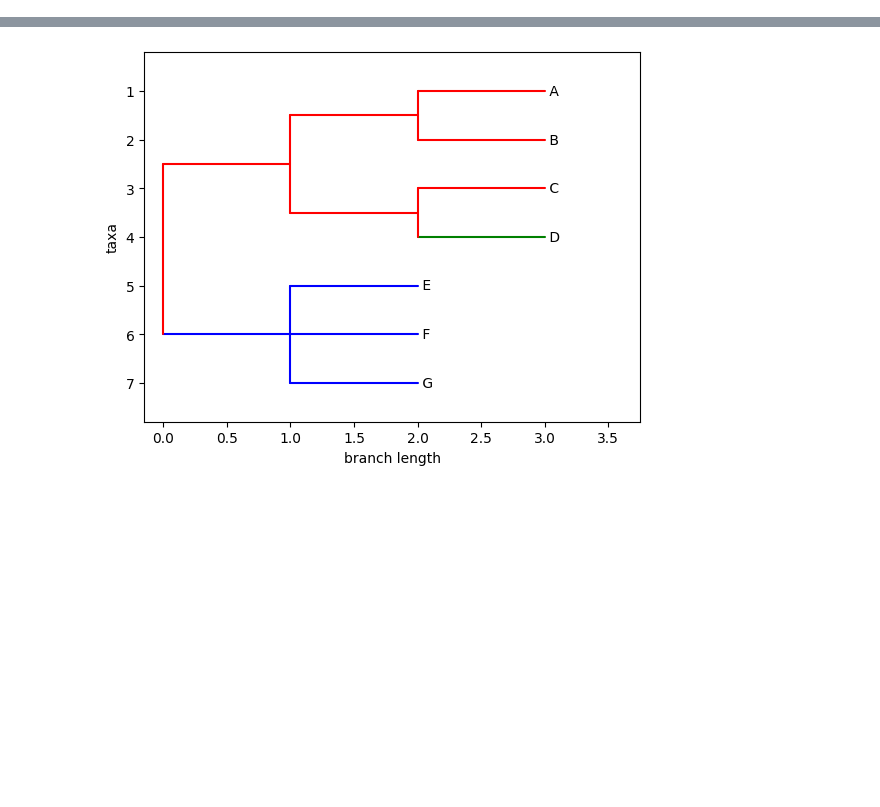
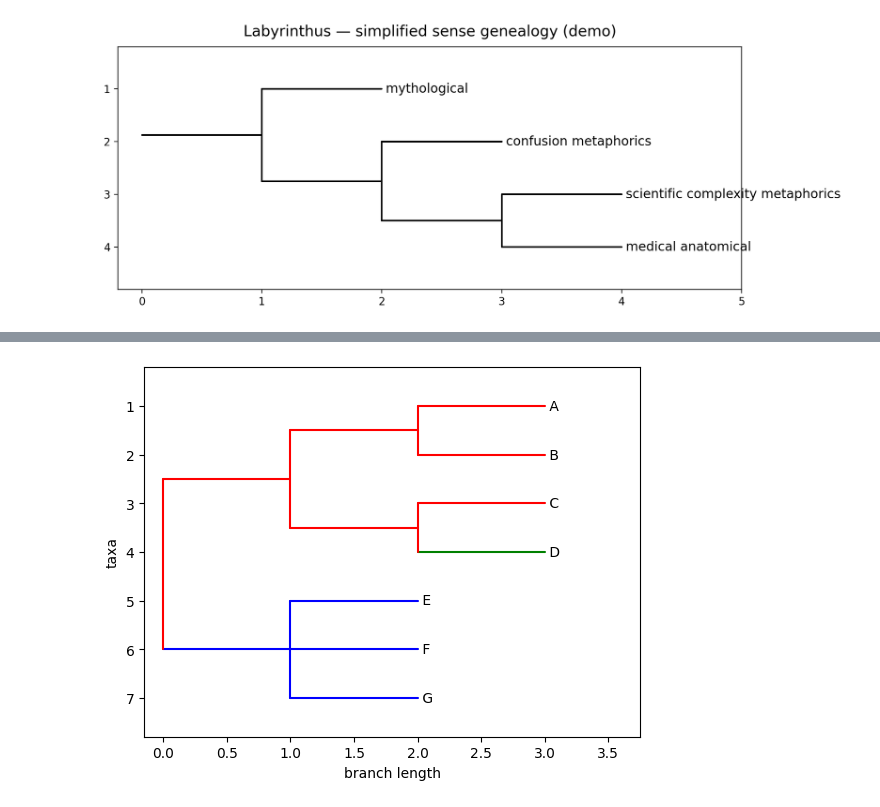
Before and after one commit to CCS-ZCU/phylosen_pilot, a Jupyter notebook: scripts/_python-phylogenies.ipynb, the cells around one changed output, grey strips where cells are left out. Drawn from its saved outputs; the diff is of its cells as text; code cells hidden in the pictures; blank space fills up the shorter version.

```diff
--- a/scripts/_python-phylogenies.ipynb
+++ b/scripts/_python-phylogenies.ipynb
@@ -38,3 +133,40 @@ Phylo.draw(tree)
+# %%
+# Optional: give the tree a bit of branch length so it doesn't look cramped
+# (Newick without lengths defaults to 0.0; drawing still works, but spacing can be tight)
+for clade in tree.find_clades():
+    if clade.branch_length is None:
+        clade.branch_length = 1.0
+
+# Plot
+fig = plt.figure(figsize=(10, 4), dpi=200)
+ax = fig.add_subplot(1, 1, 1)
+
+Phylo.draw(
+    tree,
+    axes=ax,
+    do_show=False,
+    show_confidence=False,
+)
+
+# Aesthetics: thicker branches
+for line in ax.get_lines():
+    line.set_linewidth(2.0)
+
+# Aesthetics: nicer label font + alignment tweaks
+for txt in ax.texts:
+    txt.set_fontsize(12)
+    txt.set_fontfamily("DejaVu Sans")
+    # Optional: turn underscores into spaces for slides
+    txt.set_text(txt.get_text().replace("_", " "))
+
+ax.set_title("Labyrinthus — simplified sense genealogy (demo)", fontsize=14, pad=10)
+ax.set_xlabel("")  # remove
+ax.set_ylabel("")  # remove
+
+plt.tight_layout()
+plt.show()
+# %% [output]
+[figure, added]
 # %%
 # convert to PhyloXML, which allows more annotations and richer structure
 tree = tree.as_phyloxml()
```
Also changed, not shown: parts of 9 cells of this notebook, 2 other files.
